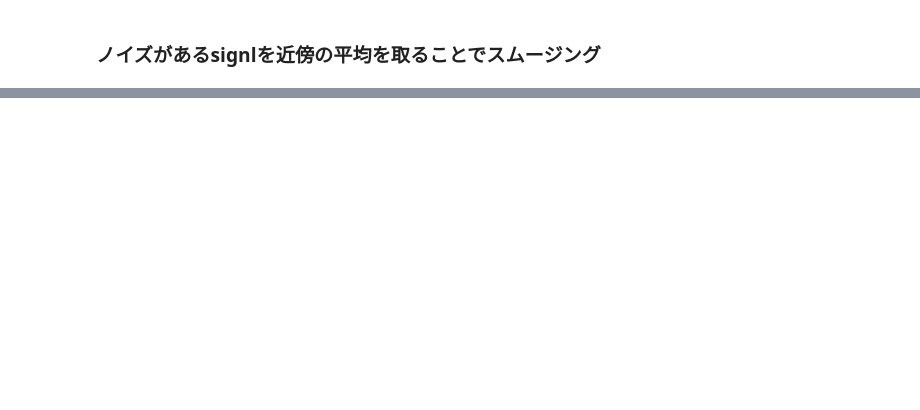
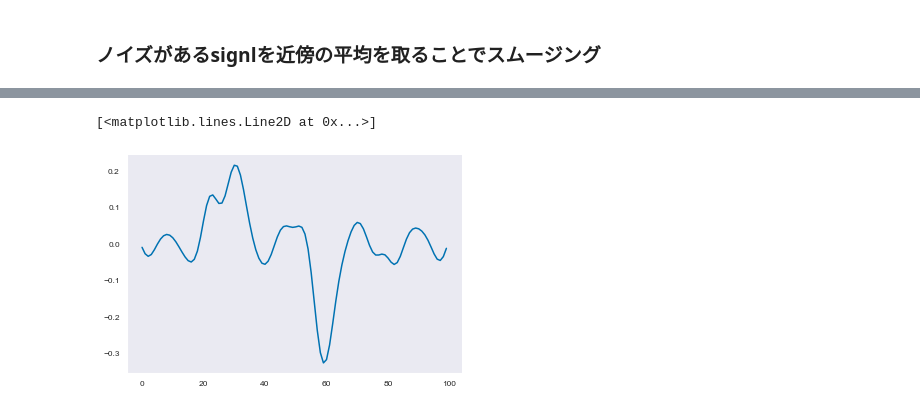
Before and after one commit to hiroaki8388/datascienceEdu, a Jupyter notebook: Chapter 3. Networks of Image Regions with ndimage.ipynb, the cells around one changed output, grey strips where cells are left out. Drawn from its saved outputs; the diff is of its cells as text; code cells hidden in the pictures; blank space fills up the shorter version.

```diff
--- a/Chapter 3. Networks of Image Regions with ndimage.ipynb
+++ b/Chapter 3. Networks of Image Regions with ndimage.ipynb
@@ -146,0 +153,6 @@ plt.plot(smooth_diff)
+# %%
+sdsigrn=ndi.convolve(sigrn,smooth_diff)
+plt.plot(sdsigrn)
+# %% [output]
+[<matplotlib.lines.Line2D at 0x...>]
+[figure, added]
```
Also changed, not shown: parts of 19 cells of this notebook.
